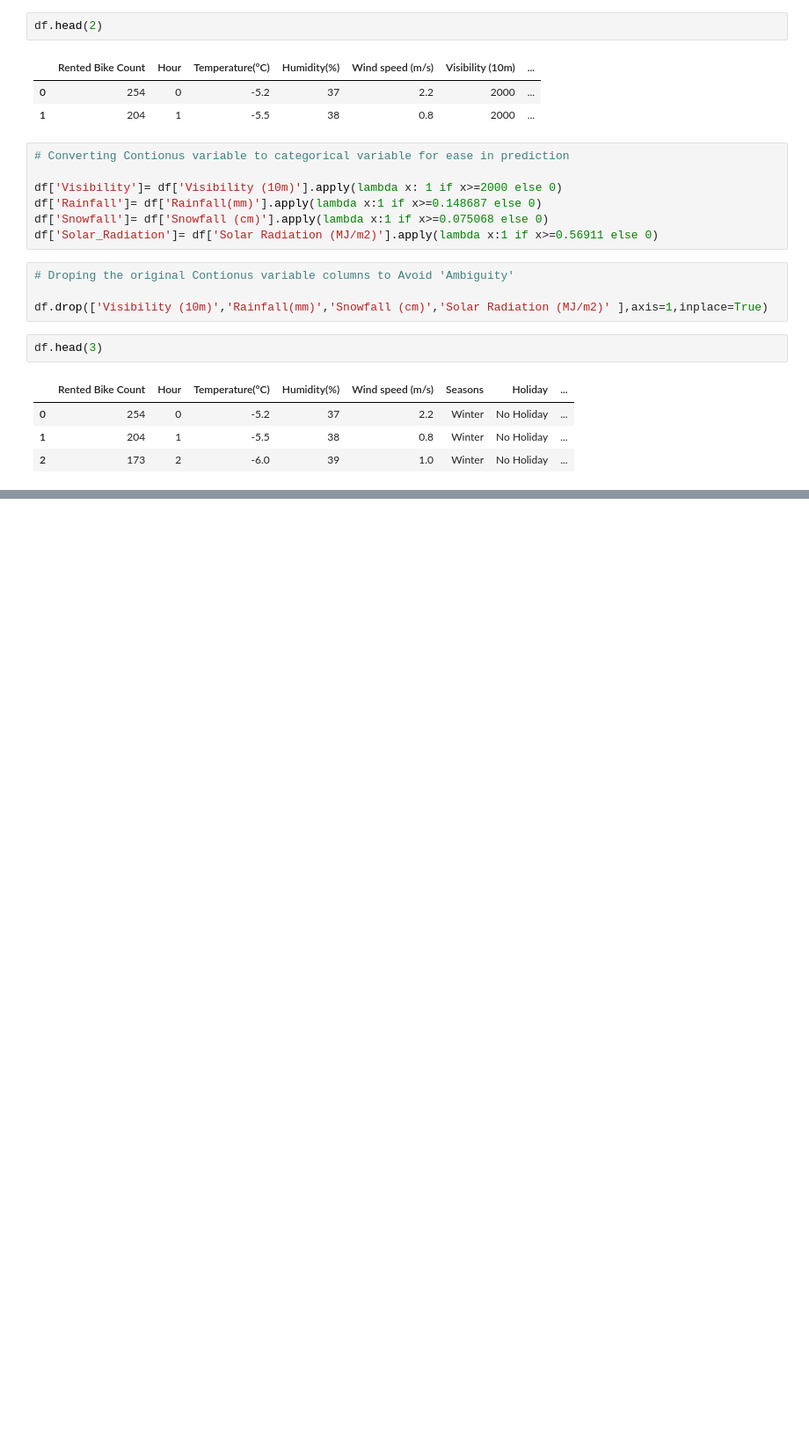
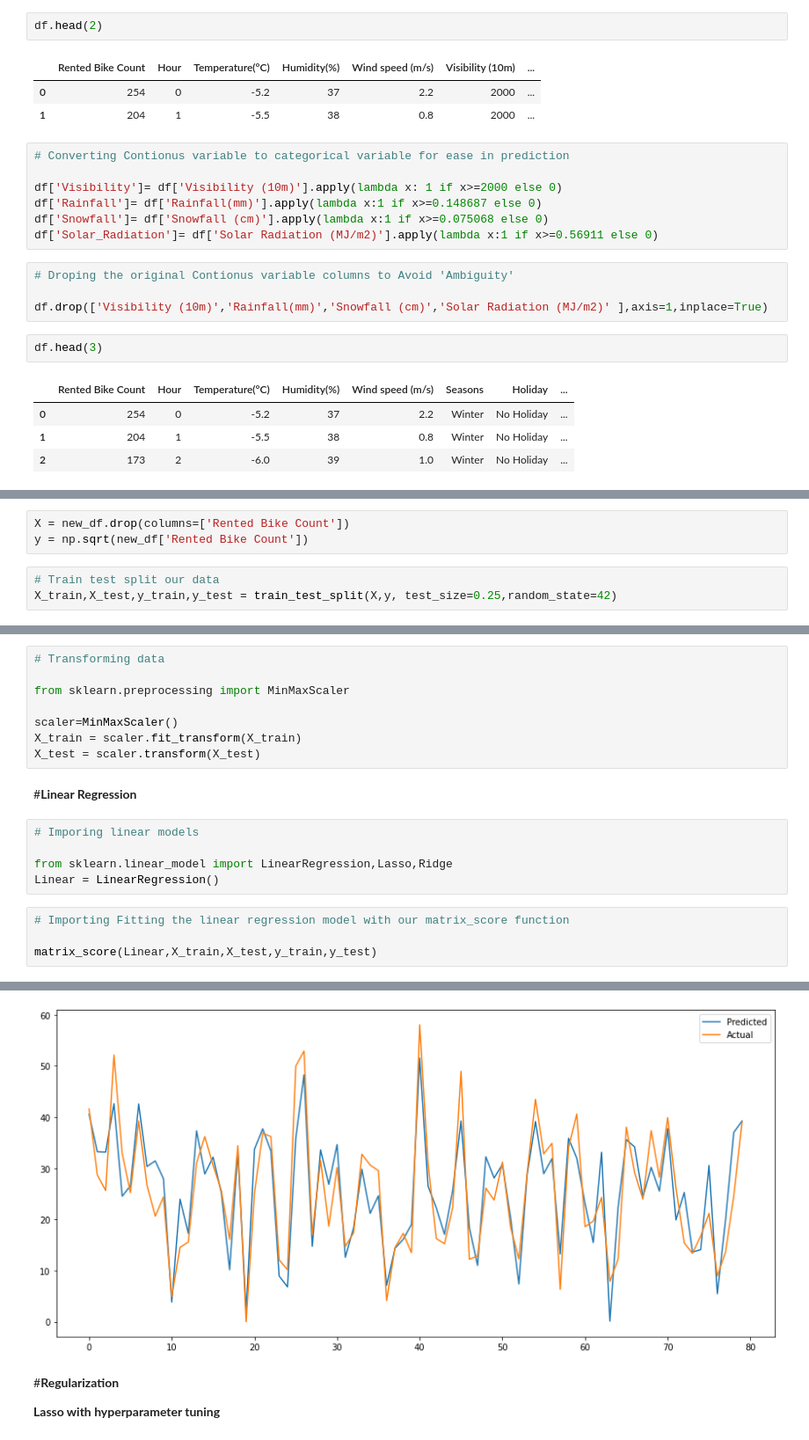
Before and after one commit to techsidh/seoul-bike-sharing-demand-prediction, a Jupyter notebook: Seoul_Bike_Sharing_Demand_Prediction.ipynb, the cells around one changed output, grey strips where cells are left out. Shown at 88% size. Saved outputs shown, nothing was run; the diff lists cells and outputs as text; blank space fills up the shorter version.

```diff
--- a/Seoul_Bike_Sharing_Demand_Prediction.ipynb
+++ b/Seoul_Bike_Sharing_Demand_Prediction.ipynb
@@ -436,0 +470,6 @@ df.head(3)
+# %%
+X = new_df.drop(columns=['Rented Bike Count'])
+y = np.sqrt(new_df['Rented Bike Count'])
+# %%
+# Train test split our data
+X_train,X_test,y_train,y_test = train_test_split(X,y, test_size=0.25,random_state=42)
@@ -436,0 +654,20 @@ df.head(3)
+# %%
+# Transforming data
+
+from sklearn.preprocessing import MinMaxScaler
+
+scaler=MinMaxScaler()
+X_train = scaler.fit_transform(X_train)
+X_test = scaler.transform(X_test)
+# %% [markdown]
+#**Linear Regression**
+# %%
+# Imporing linear models
+
+from sklearn.linear_model import LinearRegression,Lasso,Ridge
+Linear = LinearRegression()
+# %%
+# Importing Fitting the linear regression model with our matrix_score function
+
+matrix_score(Linear,X_train,X_test,y_train,y_test)
+# %% [output]
@@ -436,0 +691,5 @@ df.head(3)
+[figure, added]
+# %% [markdown]
+#**Regularization**
+
+**Lasso with hyperparameter tuning**
```
Also changed, not shown: parts of 24 cells of this notebook.
